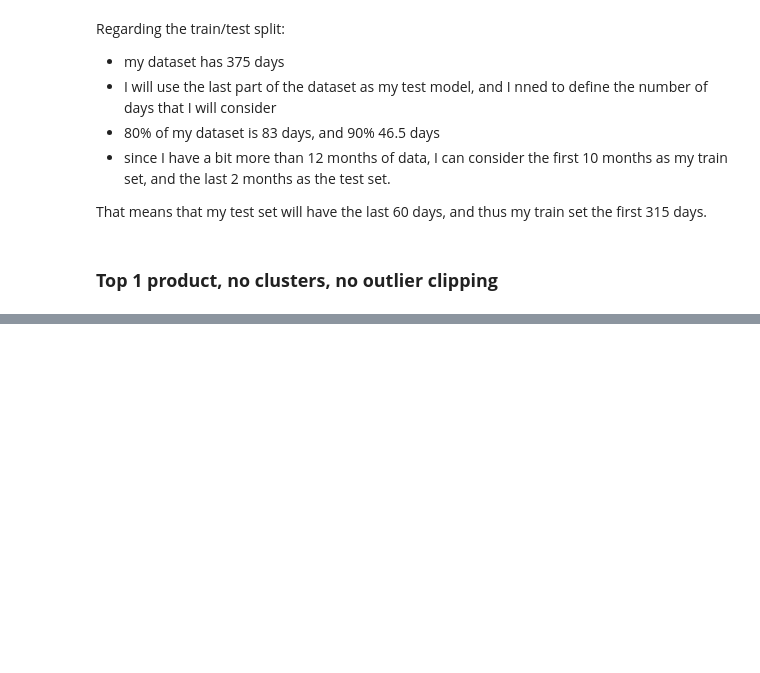
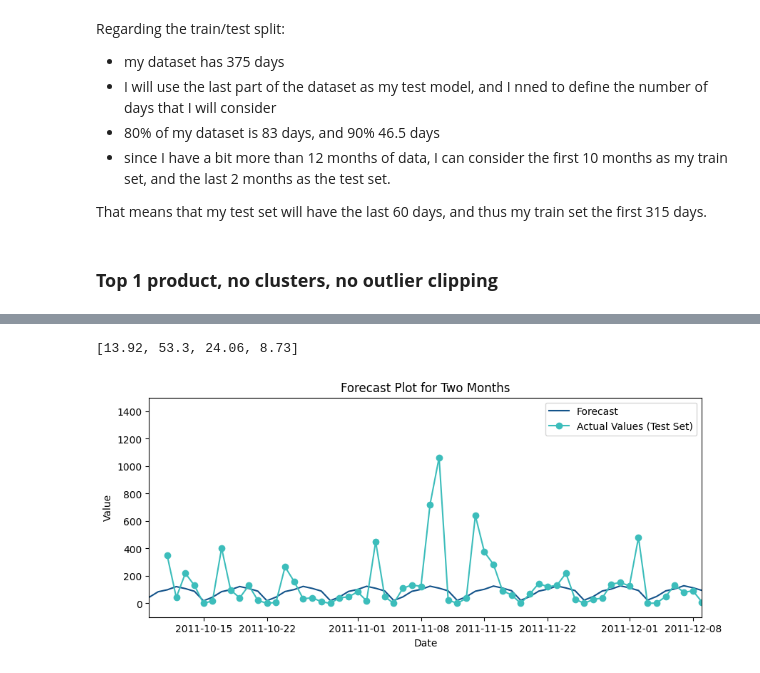
Before and after one commit to dimitsagk/ClientClustering_InventoryForecast, a Jupyter notebook: notebooks/04_InventoryForecast_ML-notebook.ipynb, the cells around one changed output, grey strips where cells are left out. Drawn from its saved outputs; the diff is of its cells as text; code cells hidden in the pictures; blank space fills up the shorter version.

```diff
--- a/notebooks/04_InventoryForecast_ML-notebook.ipynb
+++ b/notebooks/04_InventoryForecast_ML-notebook.ipynb
@@ -292,0 +320,2 @@ RMSE:  40.62586471962368 , MAE:  25.952915159768647
+# %%
+forecast1, m1, test1,forecast2, m2, test2,forecast3, m3, test3,forecast4, m4, test4 = prophet_model_per_product_CLUSTER_SELECTED_MODEL_returns_forecast(df, products_top[2],2)
@@ -292,0 +340,38 @@ RMSE:  40.62586471962368 , MAE:  25.952915159768647
+# %%
+label_percentages = [round((df[(df.StockCode==products_top[0])&(df.Label==i)].shape[0]/
+                          df[df.StockCode==products_top[0]].shape[0])*100,2) for i in range(4)]
+label_percentages
+# %% [output]
+[13.92, 53.3, 24.06, 8.73]
+# %%
+forecast_total_0 = forecast1.copy()
+forecast_total_0['yhat'] = forecast1['yhat']*0.1392 +forecast2['yhat']*0.533+forecast3['yhat']*0.2406+forecast4['yhat']*0.873
+
+test_total_0 = test1.copy()
+test_total_0['y'] = test1['y']*0.1392 +test2['y']*0.533+test3['y']*0.2406+test4['y']*0.873
+# %%
+import matplotlib.pyplot as plt
+
+# Plot the forecast for two months
+plt.figure(figsize=(10, 4))
+plt.plot(forecast_total_0['ds'], forecast_total_0['yhat'], label='Forecast', color='#13538A')  # Blue color
+
+# Plot the actual values from the test set
+plt.plot(test0['ds'], test0['y'], 'ro-', label='Actual Values (Test Set)', color='#3CBDBB')  # Red color
+
+# Set axis labels and title
+plt.xlabel('Date')
+plt.ylabel('Value')
+plt.title('Forecast Plot for Two Months')
+
+# Set the x-axis limits for one month
+plt.xlim(pd.Timestamp('2011-10-09'), pd.Timestamp('2011-12-09'))
+plt.ylim(-100, 1500)
+
+# Show legend
+plt.legend()
+plt.savefig('../images/forecast_plot1.png')
+# Show plot
+plt.show()
+# %% [output]
+[figure, added]
```
Also changed, not shown: parts of 34 cells of this notebook.
